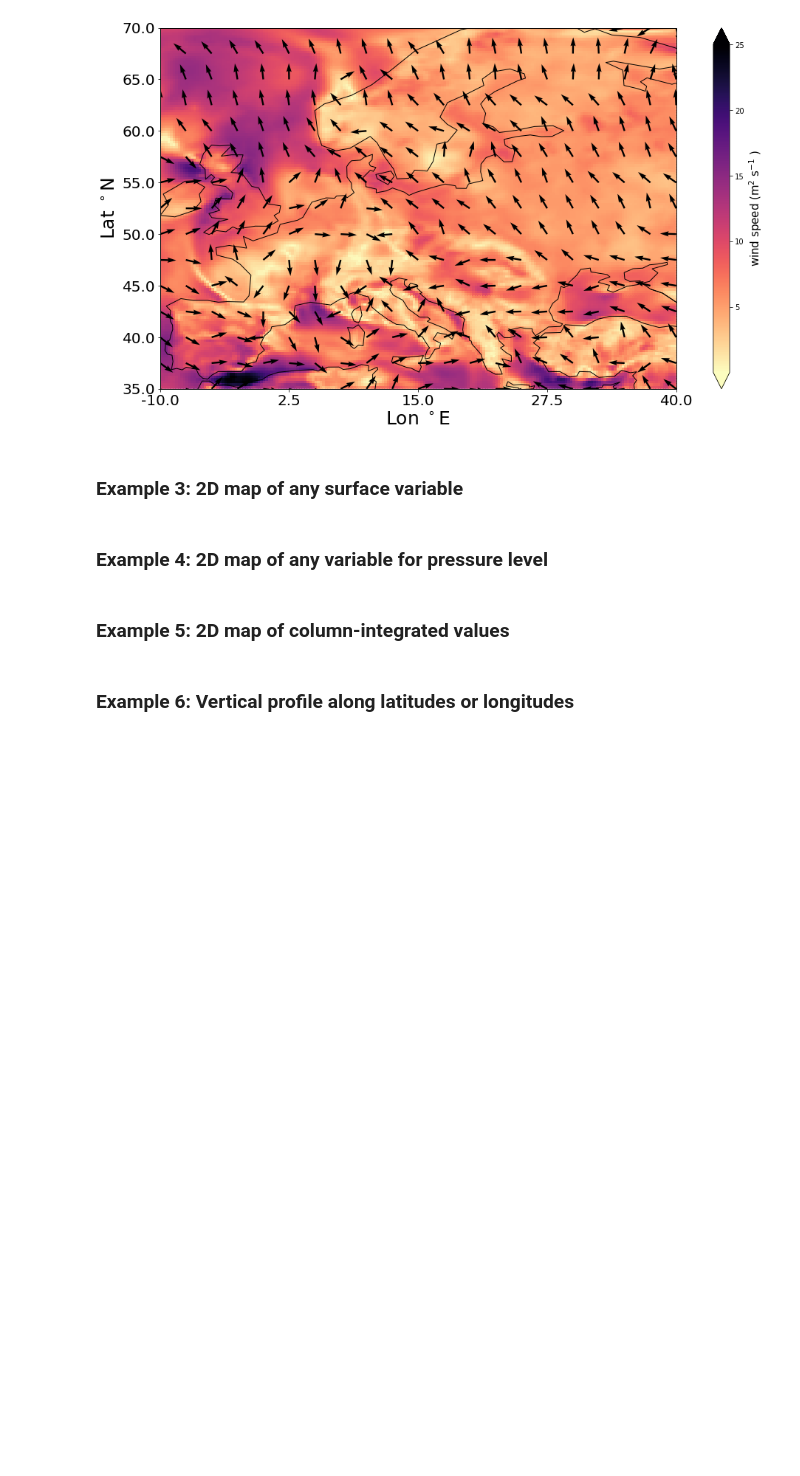
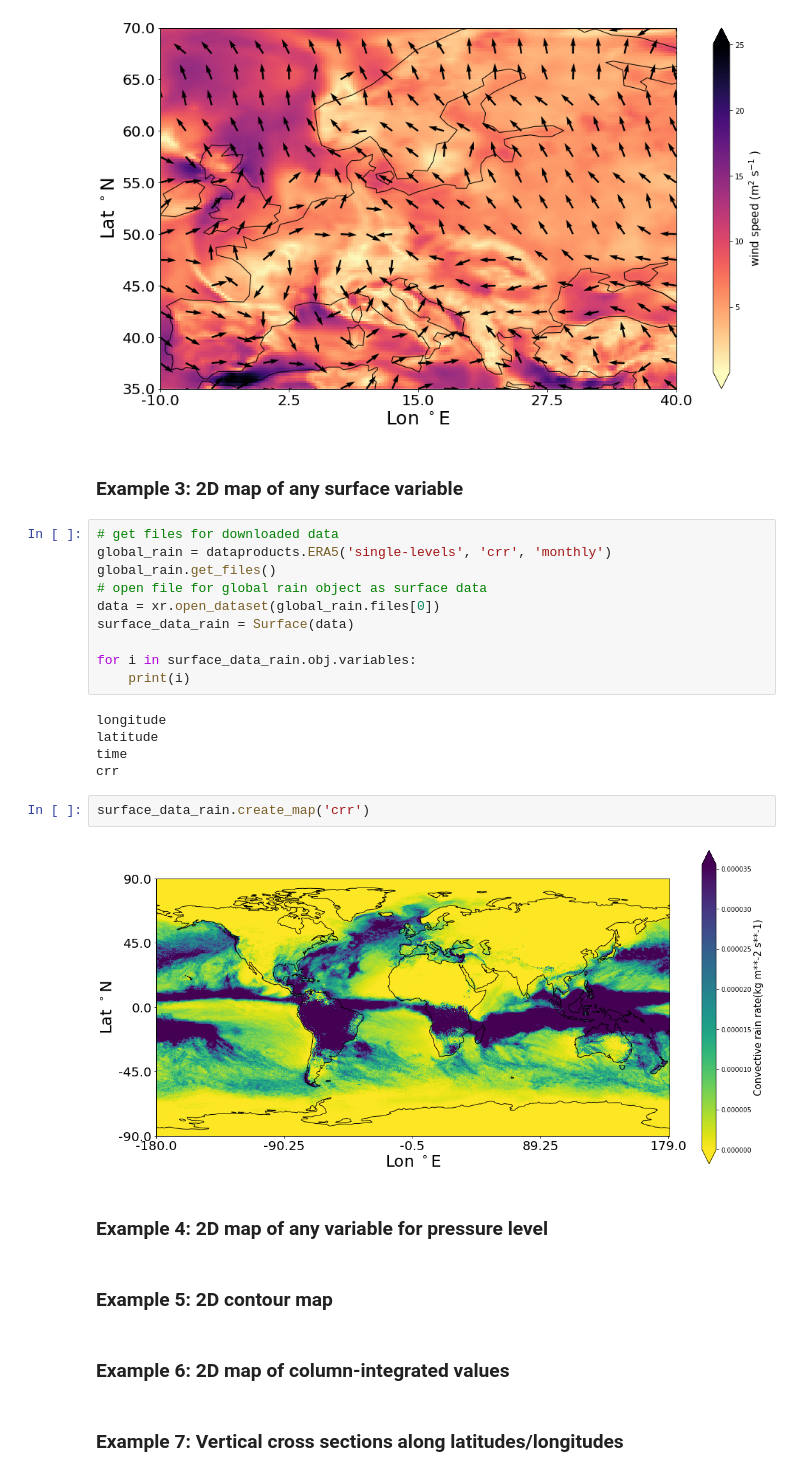
Before and after one commit to JuliaKukulies/cream, a Jupyter notebook: test_era5.ipynb, the cells around one changed output. Drawn from its saved outputs; the diff is of its cells as text; blank space fills up the shorter version.

Commit message:
added new plotting method for Surface class

```diff
--- a/test_era5.ipynb
+++ b/test_era5.ipynb
@@ -249,9 +250,30 @@ surface_data.create_wind_plot()
 [figure]
 # %% [markdown]
 ### Example 3: 2D map of any surface variable
+# %%
+# get files for downloaded data
+global_rain = dataproducts.ERA5('single-levels', 'crr', 'monthly')
+global_rain.get_files()
+# open file for global rain object as surface data
+data = xr.open_dataset(global_rain.files[0])
+surface_data_rain = Surface(data)
+
+for i in surface_data_rain.obj.variables:
+    print(i)
+# %% [output]
+longitude
+latitude
+time
+crr
+# %%
+surface_data_rain.create_map('crr')
+# %% [output]
+[figure, added]
 # %% [markdown]
 ### Example 4: 2D map of any variable for pressure level
+# %% [markdown]
+### Example 5: 2D contour map
 # %% [markdown]
-### Example 5: 2D map of column-integrated values
+### Example 6: 2D map of column-integrated values
 # %% [markdown]
-### Example 6: Vertical profile along latitudes or longitudes
+### Example 7: Vertical cross sections along latitudes/longitudes
```
Also changed, not shown: parts of 5 cells of this notebook, 6 other files.
